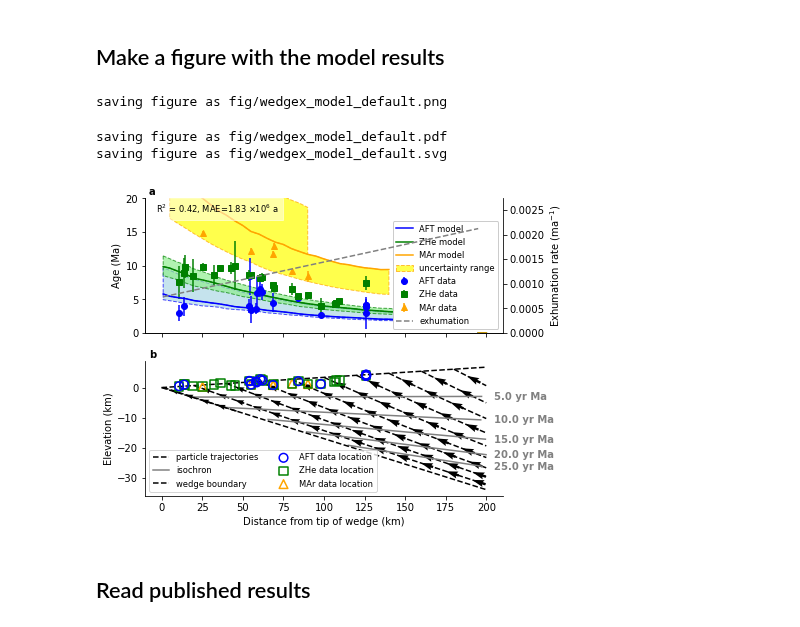
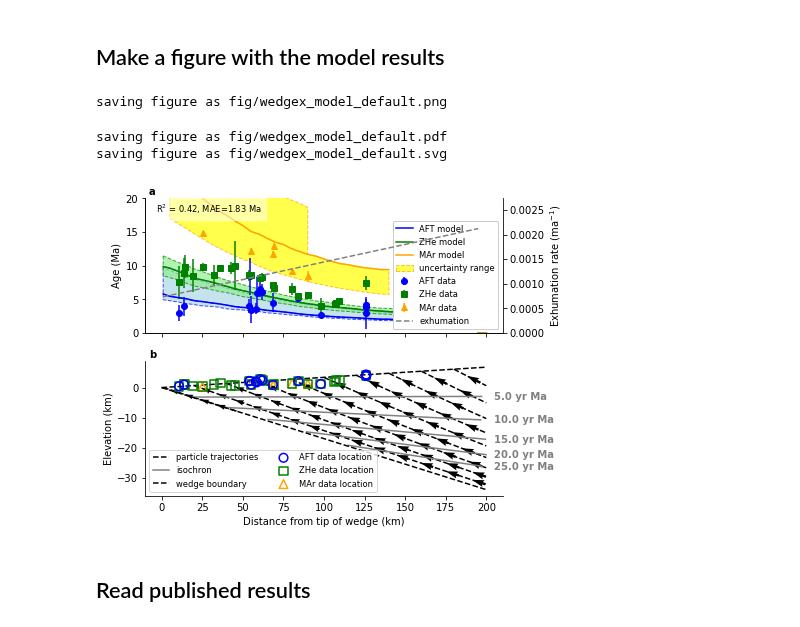
Before and after one commit to ElcoLuijendijk/wedgex, a Jupyter notebook: wedgex.ipynb, the cells around one changed output. Cells and saved outputs as stored; diff of their text form; code cells hidden in the pictures.

```diff
--- a/wedgex.ipynb
+++ b/wedgex.ipynb
@@ -922,7 +923,7 @@ else:
     axs[0].set_ylim(0, max_age_fig.value / 1e6)
 axs[0].set_ylabel('Age (Ma)')
 
-tekst = rf'$R^2$ = {R2:0.2f}, MAE={MAE.to(u.year).value / 1e6:0.2f} $\times 10^6$ a'# % (R2, MAE)
+tekst = rf'$R^2$ = {R2:0.2f}, MAE={MAE.to(u.year).value / 1e6:0.2f} Ma'# % (R2, MAE)
 if add_equation is True:
     tekst += '\n'
     tekst += '$v_c$=%0.1e, $v_d$=%0.1e, $v_{xa}$=%0.1e ,$v_{ya}$=%0.1e ' \
@@ -1006,34 +1007,34 @@ for i, thc, m, color in zip(itertools.count(), thermochron_systems_plot, thermoc
 leg_bnd, = ax.plot(xcoords / 1e3, y_top / 1e3, color='black', ls='--', lw=1.5)
 ax.plot(xcoords / 1e3, y_bottom / 1e3, color='black', ls='--', lw=1.5)
 
 ax.set_xlabel('Distance from tip of wedge (km)')
 ax.set_ylabel('Elevation (km)')
 
 for i, ax in enumerate(axs):
     ax.spines['top'].set_visible(False)
     ax.spines['right'].set_visible(False)
     ax.text(0.01, 1.01, string.ascii_lowercase[i + first_subplot],
             weight='bold', transform=ax.transAxes,
                ha='left', va='bottom', fontsize='medium')
 
 axr.spines['top'].set_visible(False)
 
 if add_legend is True:
     legs = [leg_traj, leg_tsl, leg_bnd] + legs_tc
     labels = ['particle trajectories', 'isochron', 'wedge boundary'] + labels_tc
     axs[-1].legend(legs, labels, loc='lower left', ncol=2, fontsize=fs)
 
 fig.tight_layout()
 
 for f in fig_formats:
     fn = fig_output_file + '.' + f
     print('saving figure as %s' % fn)
     fig.savefig(fn)
 # %% [output]
 saving figure as fig/wedgex_model_default.png
 saving figure as fig/wedgex_model_default.pdf
 saving figure as fig/wedgex_model_default.svg
-[figure, old version]
+[figure, new version]
 # %% [markdown]
 ## Read published results
 # %%
```
Also changed, not shown: parts of 3 cells of this notebook, 21 other files.
